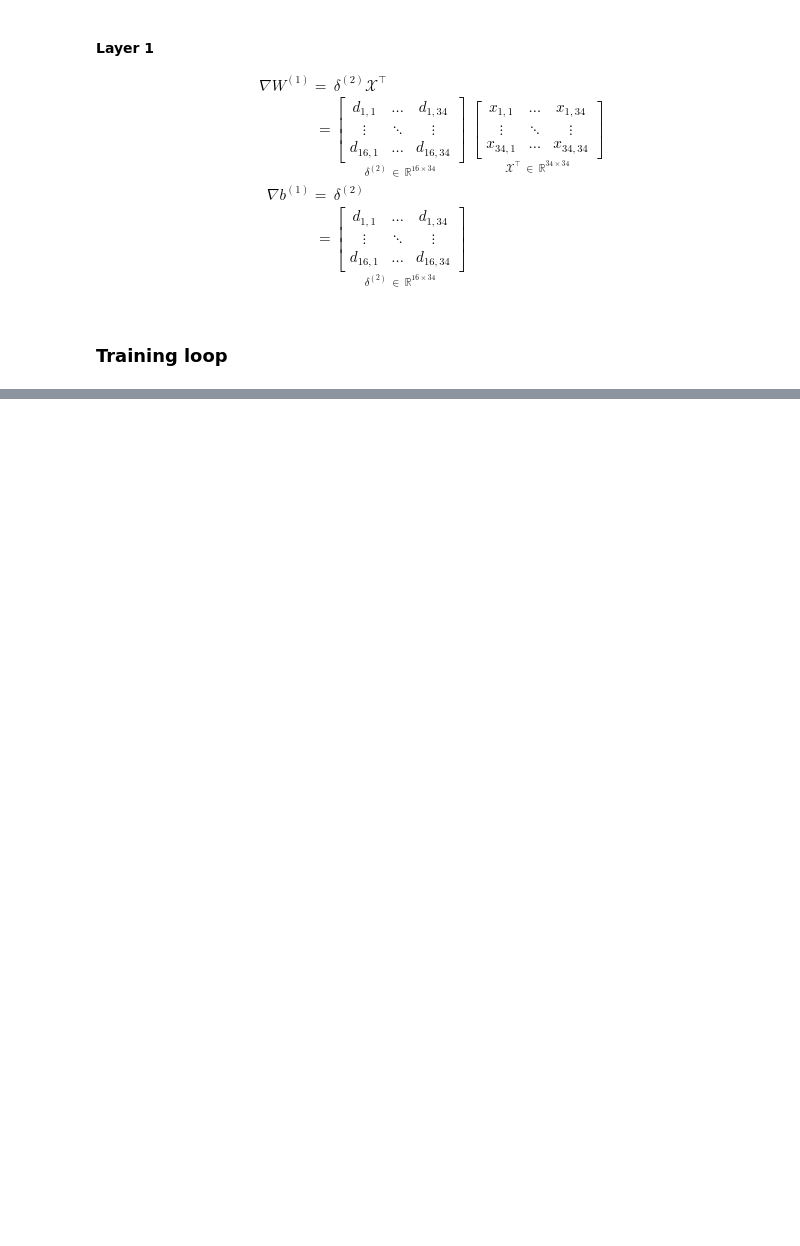
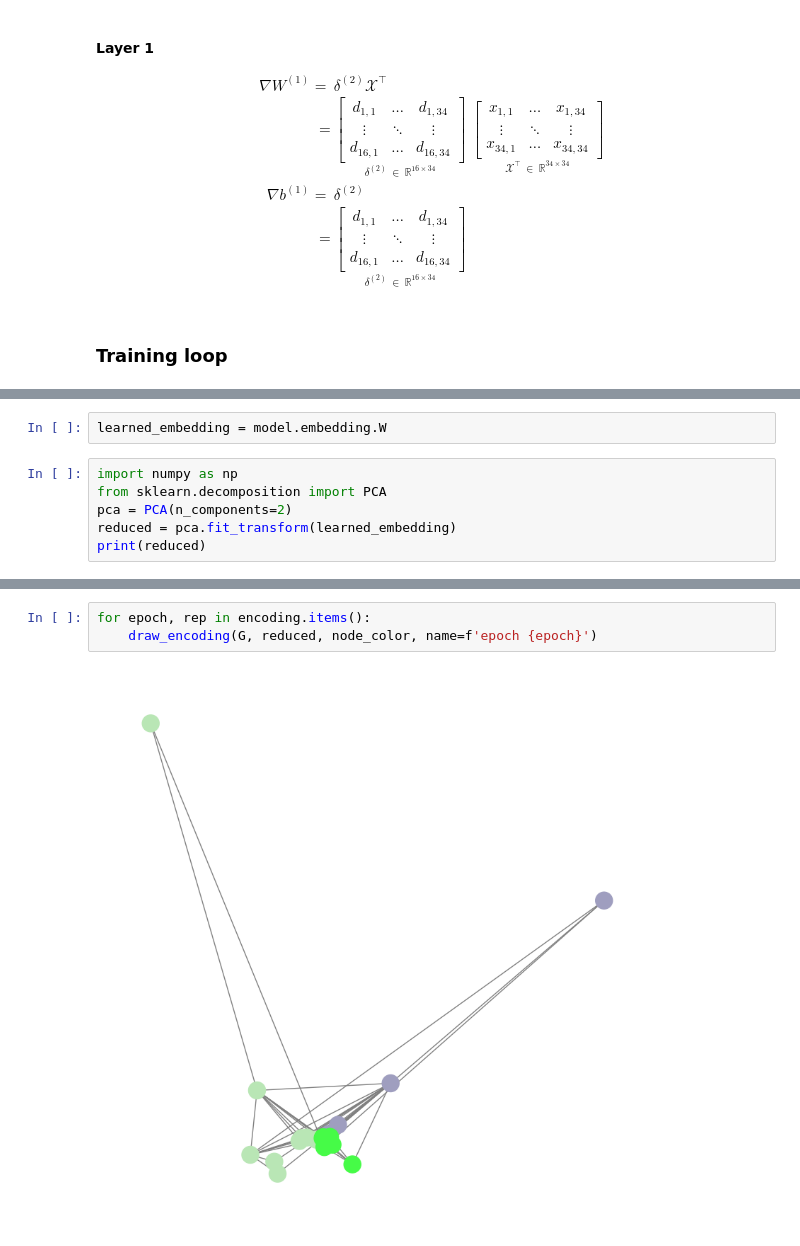
Before and after one commit to ch3njust1n/gcn, a Jupyter notebook: notebook.ipynb, the cells around one changed output, grey strips where cells are left out. Drawn from its saved outputs; the diff is of its cells as text; blank space fills up the shorter version.

```diff
--- a/notebook.ipynb
+++ b/notebook.ipynb
@@ -966,0 +886,8 @@ for epoch, rep in encoding.items():
+# %%
+learned_embedding = model.embedding.W
+# %%
+import numpy as np
+from sklearn.decomposition import PCA
+pca = PCA(n_components=2)
+reduced = pca.fit_transform(learned_embedding)
+print(reduced)
@@ -966,0 +912,5 @@ for epoch, rep in encoding.items():
+# %%
+for epoch, rep in encoding.items():
+    draw_encoding(G, reduced, node_color, name=f'epoch {epoch}')
+# %% [output]
+[figure, added]
```
Also changed, not shown: parts of 11 cells of this notebook.
